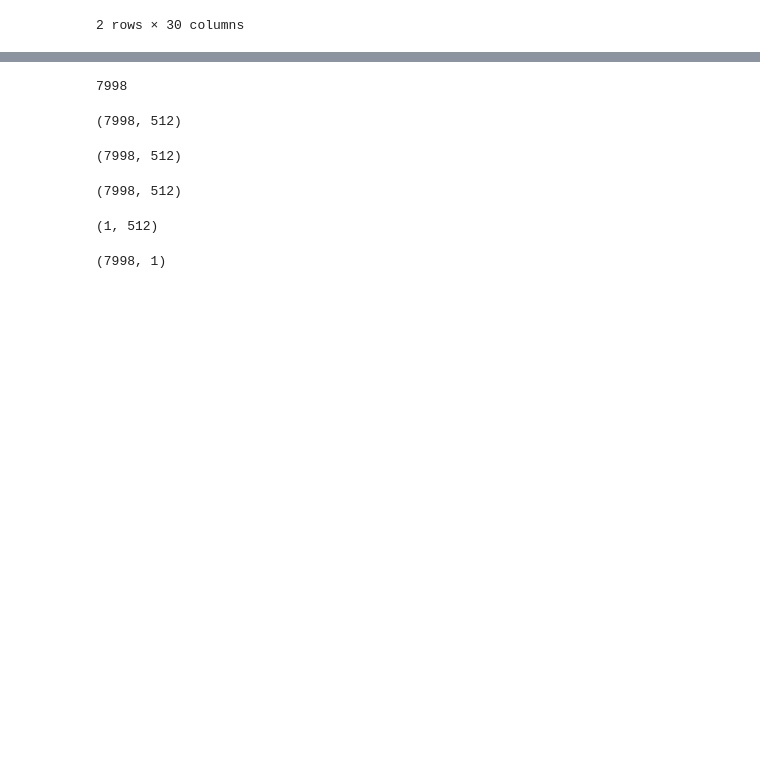
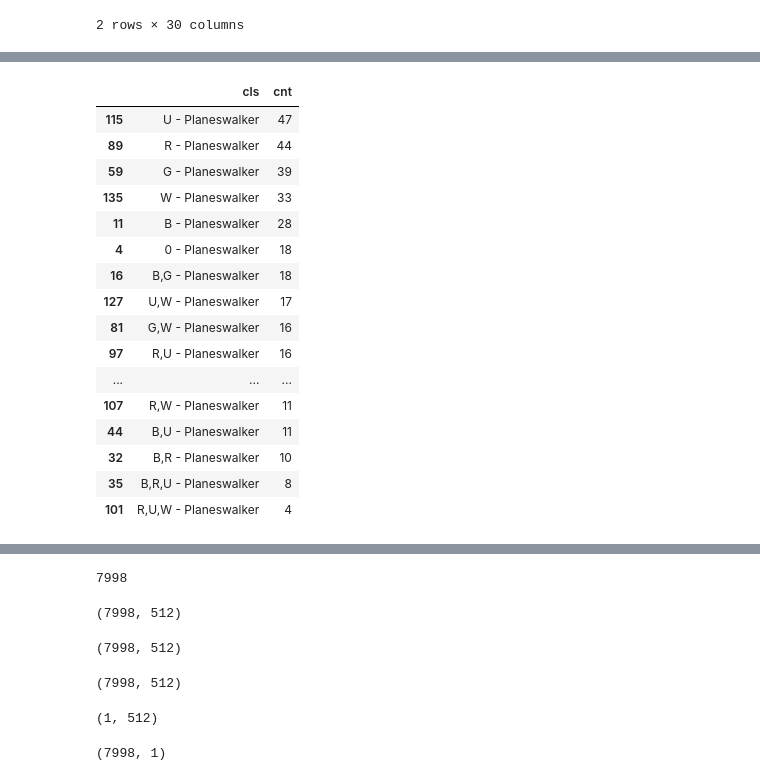
Before and after one commit to ledgerW/magicml, a Jupyter notebook: notebooks/mtgjson_sm_proc.ipynb, the cells around one changed output, grey strips where cells are left out. Cells and saved outputs as stored; diff of their text form; code cells hidden in the pictures; blank space fills up the shorter version.

```diff
--- a/notebooks/mtgjson_sm_proc.ipynb
+++ b/notebooks/mtgjson_sm_proc.ipynb
@@ -705,0 +777,24 @@ cards_df.head(2)
+# %%
+train_df\
+    .groupby('cls', as_index=False)\
+    .agg(cnt=('Names','count'))\
+    .sort_values('cnt', ascending=False)\
+    .query("`cls`.str.contains('Planeswalker')")
+# %% [output]
+|  | cls | cnt |
+| 115 | U - Planeswalker | 47 |
+| 89 | R - Planeswalker | 44 |
+| 59 | G - Planeswalker | 39 |
+| 135 | W - Planeswalker | 33 |
+| 11 | B - Planeswalker | 28 |
+| 4 | 0 - Planeswalker | 18 |
+| 16 | B,G - Planeswalker | 18 |
+| 127 | U,W - Planeswalker | 17 |
+| 81 | G,W - Planeswalker | 16 |
+| 97 | R,U - Planeswalker | 16 |
+| ... | ... | ... |
+| 107 | R,W - Planeswalker | 11 |
+| 44 | B,U - Planeswalker | 11 |
+| 32 | B,R - Planeswalker | 10 |
+| 35 | B,R,U - Planeswalker | 8 |
+| 101 | R,U,W - Planeswalker | 4 |
```
Also changed, not shown: parts of 11 cells of this notebook, 6 other files.
